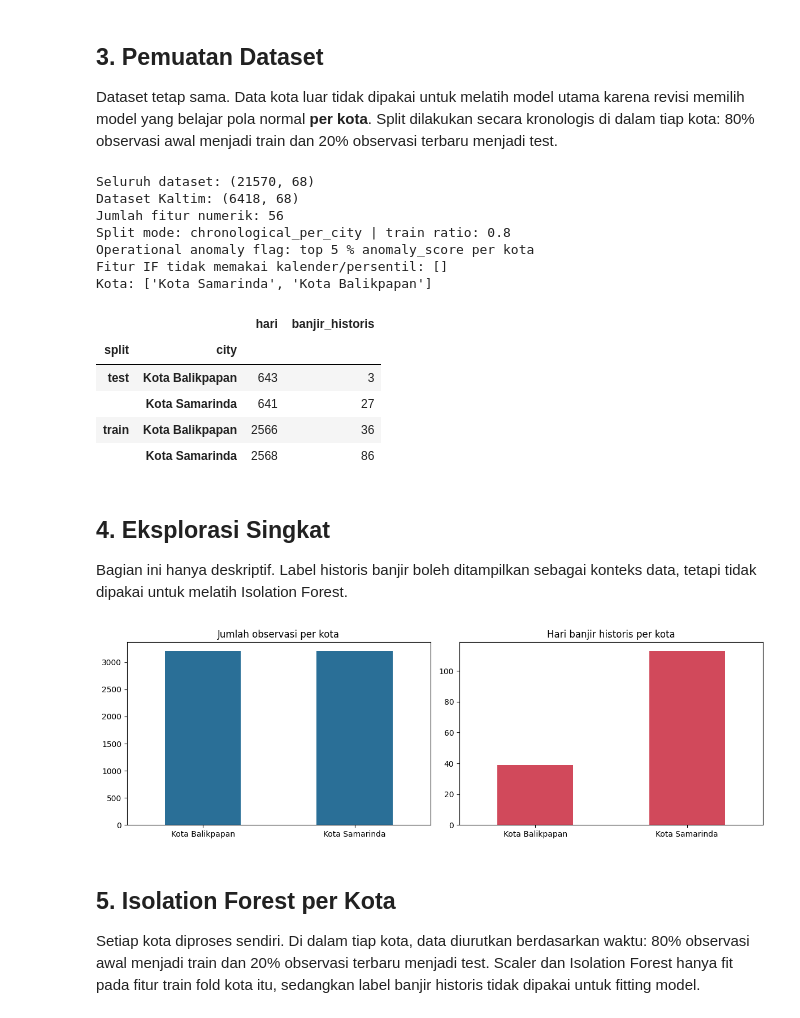
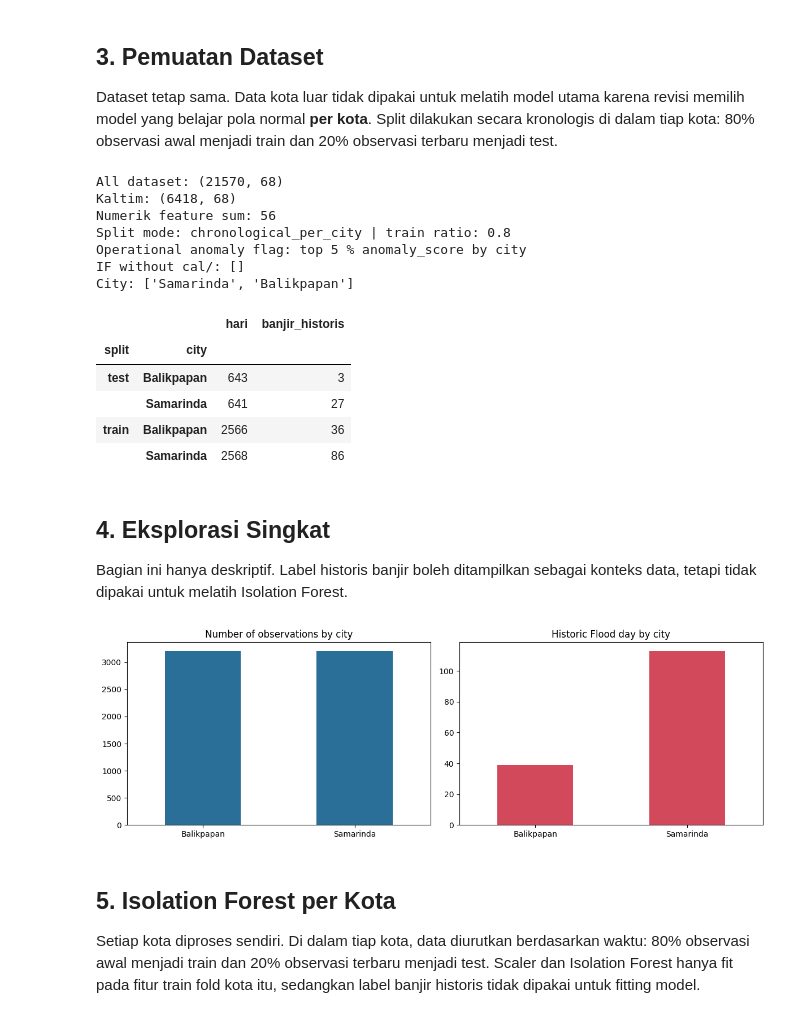
Before and after one commit to Noelsip/flood-bpn-smd, a Jupyter notebook: Flood_AutoML.ipynb, the cells around one changed output. Cells and saved outputs as stored; diff of their text form; code cells hidden in the pictures.

```diff
--- a/Flood_AutoML.ipynb
+++ b/Flood_AutoML.ipynb
@@ -99,46 +99,56 @@ Dataset tetap sama. Data kota luar tidak dipakai untuk melatih model utama karen
 # %%
 data = pd.read_csv(DATA_PATH, parse_dates=["time"])
 city_data = data[data["city"].isin(DEFAULT_CITIES)].copy()
+CITY_LABEL_MAP = {
+    "Kota Balikpapan": "Balikpapan",
+    "Kota Samarinda": "Samarinda",
+}
+data["city"]      = data["city"].replace(CITY_LABEL_MAP)
+city_data["city"] = city_data["city"].replace(CITY_LABEL_MAP)
+
+# Update DEFAULT_CITIES supaya filter dan loop per kota tetap jalan
+DEFAULT_CITIES = ["Balikpapan", "Samarinda"]
+
 features = feature_columns(city_data)
 
-print("Seluruh dataset:", data.shape)
-print("Dataset Kaltim:", city_data.shape)
-print("Jumlah fitur numerik:", len(features))
+print("All dataset:", data.shape)
+print("Kaltim:", city_data.shape)
+print("Numerik feature sum:", len(features))
 print("Split mode:", SPLIT_MODE, "| train ratio:", TRAIN_RATIO)
-print("Operational anomaly flag: top", int(OPERATIONAL_TOP_RATE * 100), "% anomaly_score per kota")
-print("Fitur IF tidak memakai kalender/persentil:", [c for c in features if c in ["doy_sin", "doy_cos", "month_sin", "month_cos", "rain7_pctl", "precip7_pctl", "soil7_pctl"]])
-print("Kota:", city_data["city"].unique().tolist())
+print("Operational anomaly flag: top", int(OPERATIONAL_TOP_RATE * 100), "% anomaly_score by city")
+print("IF without cal/:", [c for c in features if c in ["doy_sin", "doy_cos", "month_sin", "month_cos", "rain7_pctl", "precip7_pctl", "soil7_pctl"]])
+print("City:", city_data["city"].unique().tolist())
 
 if "split" in city_data.columns:
     display(city_data.groupby(["split", "city"])[TARGET].agg(hari="count", banjir_historis="sum"))
 else:
     display(city_data.groupby("city")[TARGET].agg(hari="count", banjir_historis="sum"))
 # %% [output]
-Seluruh dataset: (21570, 68)
-Dataset Kaltim: (6418, 68)
-Jumlah fitur numerik: 56
+All dataset: (21570, 68)
+Kaltim: (6418, 68)
+Numerik feature sum: 56
 Split mode: chronological_per_city | train ratio: 0.8
-Operational anomaly flag: top 5 % anomaly_score per kota
-Fitur IF tidak memakai kalender/persentil: []
-Kota: ['Kota Samarinda', 'Kota Balikpapan']
+Operational anomaly flag: top 5 % anomaly_score by city
+IF without cal/: []
+City: ['Samarinda', 'Balikpapan']
 |  |  | hari | banjir_historis |
 | split | city |  |  |
-| test | Kota Balikpapan | 643 | 3 |
-|  | Kota Samarinda | 641 | 27 |
-| train | Kota Balikpapan | 2566 | 36 |
-|  | Kota Samarinda | 2568 | 86 |
+| test | Balikpapan | 643 | 3 |
+|  | Samarinda | 641 | 27 |
+| train | Balikpapan | 2566 | 36 |
+|  | Samarinda | 2568 | 86 |
 # %% [markdown]
 ## 4. Eksplorasi Singkat
 Bagian ini hanya deskriptif. Label historis banjir boleh ditampilkan sebagai konteks data, tetapi tidak dipakai untuk melatih Isolation Forest.
 # %%
 fig, ax = plt.subplots(1, 2, figsize=(12, 4))
 city_data.groupby("city").size().plot.bar(ax=ax[0], color="#2A6F97", rot=0)
-ax[0].set_title("Jumlah observasi per kota")
+ax[0].set_title("Number of observations by city")
 ax[0].set_xlabel("")
 
 if TARGET in city_data.columns:
     city_data.groupby("city")[TARGET].sum().plot.bar(ax=ax[1], color="#D1495B", rot=0)
-    ax[1].set_title("Hari banjir historis per kota")
+    ax[1].set_title("Historic Flood day by city")
     ax[1].set_xlabel("")
 else:
     ax[1].axis("off")
@@ -146,7 +156,7 @@ else:
 plt.tight_layout()
 plt.show()
 # %% [output]
-[figure, old version]
+[figure, new version]
 # %% [markdown]
 ## 5. Isolation Forest per Kota
 Setiap kota diproses sendiri. Di dalam tiap kota, data diurutkan berdasarkan waktu: 80% observasi awal menjadi train dan 20% observasi terbaru menjadi test. Scaler dan Isolation Forest hanya fit pada fitur train fold kota itu, sedangkan label banjir historis tidak dipakai untuk fitting model.
```
Also changed, not shown: parts of 8 cells of this notebook.
